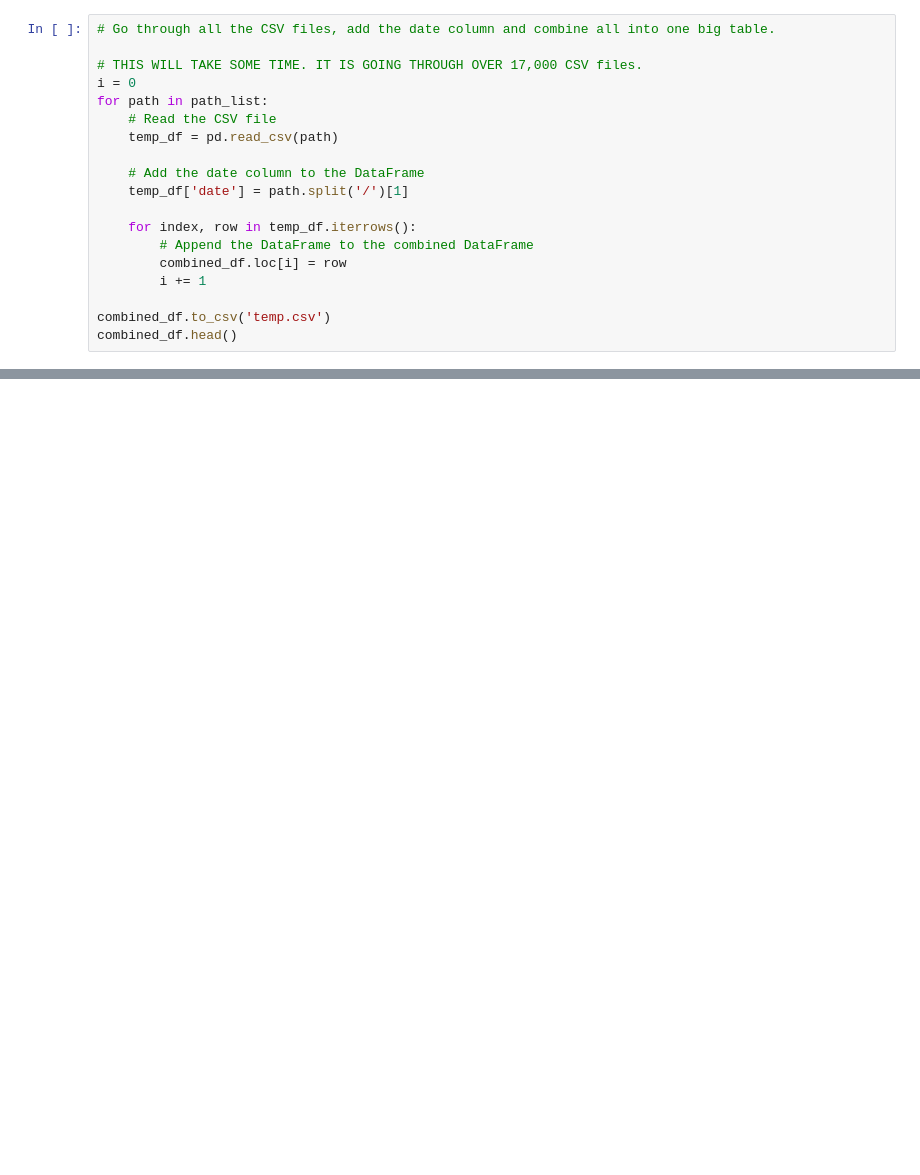
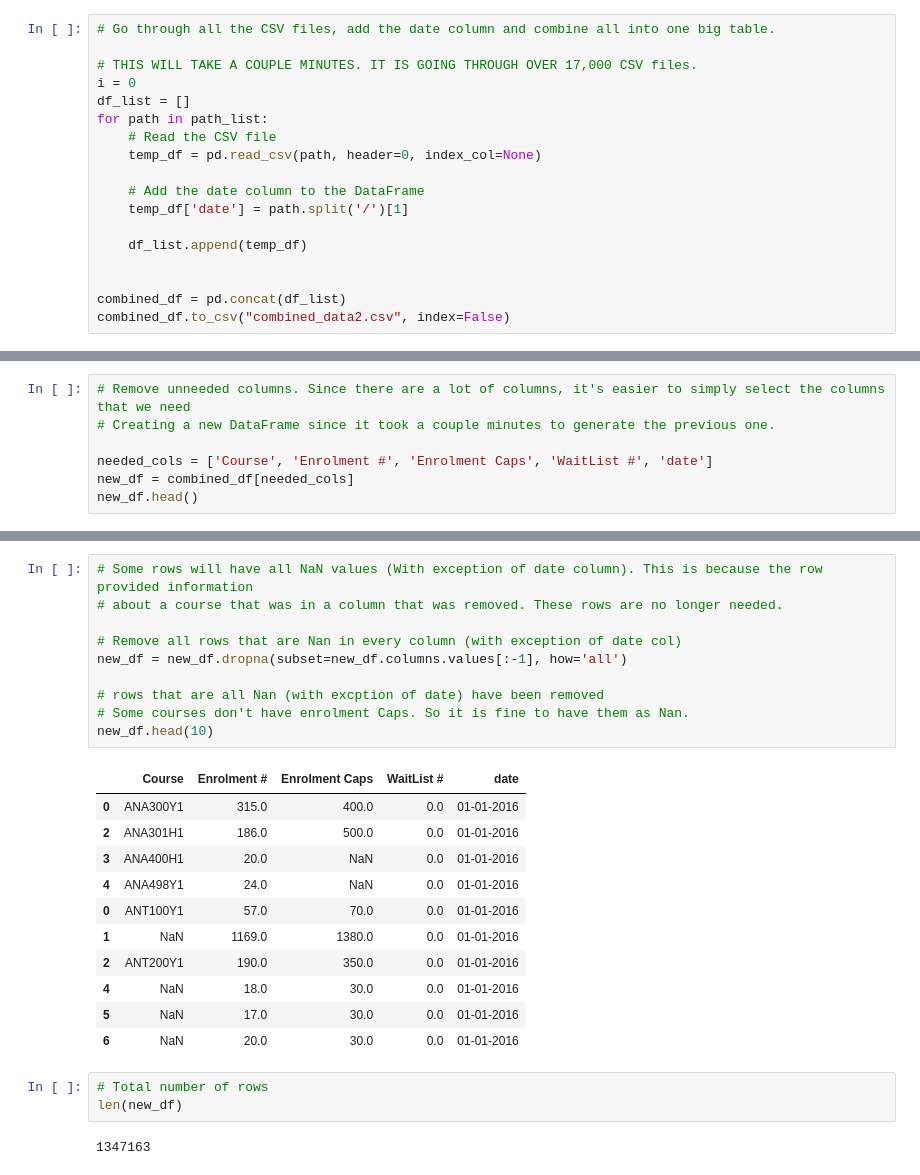
Before and after one commit to FinnLandLab/Python-Data-Analysis-On-Course-Enrolment, a Jupyter notebook: analysis_notebook.ipynb, the cells around one changed output, grey strips where cells are left out. Saved outputs shown, nothing was run; the diff lists cells and outputs as text; blank space fills up the shorter version.

```diff
--- a/analysis_notebook.ipynb
+++ b/analysis_notebook.ipynb
@@ -44,19 +83,18 @@ combined_df
 # %%
 # Go through all the CSV files, add the date column and combine all into one big table.
 
-# THIS WILL TAKE SOME TIME. IT IS GOING THROUGH OVER 17,000 CSV files.
+# THIS WILL TAKE A COUPLE MINUTES. IT IS GOING THROUGH OVER 17,000 CSV files.
 i = 0
+df_list = []
 for path in path_list:
     # Read the CSV file
-    temp_df = pd.read_csv(path)
+    temp_df = pd.read_csv(path, header=0, index_col=None)
 
     # Add the date column to the DataFrame
     temp_df['date'] = path.split('/')[1]
 
-    for index, row in temp_df.iterrows():
-        # Append the DataFrame to the combined DataFrame
-        combined_df.loc[i] = row
-        i += 1
+    df_list.append(temp_df)
 
-combined_df.to_csv('temp.csv')
-combined_df.head()
+
+combined_df = pd.concat(df_list)
+combined_df.to_csv("combined_data2.csv", index=False)
@@ -64,0 +118,7 @@ combined_df
+# %%
+# Remove unneeded columns. Since there are a lot of columns, it's easier to simply select the columns that we need
+# Creating a new DataFrame since it took a couple minutes to generate the previous one.
+
+needed_cols = ['Course', 'Enrolment #', 'Enrolment Caps', 'WaitList #', 'date']
+new_df = combined_df[needed_cols]
+new_df.head()
@@ -64,0 +132,27 @@ combined_df
+# %%
+# Some rows will have all NaN values (With exception of date column). This is because the row provided information
+# about a course that was in a column that was removed. These rows are no longer needed.
+
+# Remove all rows that are Nan in every column (with exception of date col)
+new_df = new_df.dropna(subset=new_df.columns.values[:-1], how='all')
+
+# rows that are all Nan (with excption of date) have been removed
+# Some courses don't have enrolment Caps. So it is fine to have them as Nan.
+new_df.head(10)
+# %% [output]
+|  | Course | Enrolment # | Enrolment Caps | WaitList # | date |
+| 0 | ANA300Y1 | 315.0 | 400.0 | 0.0 | 01-01-2016 |
+| 2 | ANA301H1 | 186.0 | 500.0 | 0.0 | 01-01-2016 |
+| 3 | ANA400H1 | 20.0 | NaN | 0.0 | 01-01-2016 |
+| 4 | ANA498Y1 | 24.0 | NaN | 0.0 | 01-01-2016 |
+| 0 | ANT100Y1 | 57.0 | 70.0 | 0.0 | 01-01-2016 |
+| 1 | NaN | 1169.0 | 1380.0 | 0.0 | 01-01-2016 |
+| 2 | ANT200Y1 | 190.0 | 350.0 | 0.0 | 01-01-2016 |
+| 4 | NaN | 18.0 | 30.0 | 0.0 | 01-01-2016 |
+| 5 | NaN | 17.0 | 30.0 | 0.0 | 01-01-2016 |
+| 6 | NaN | 20.0 | 30.0 | 0.0 | 01-01-2016 |
+# %%
+# Total number of rows
+len(new_df)
+# %% [output]
+1347163
```
Also changed, not shown: parts of 20 cells of this notebook.
